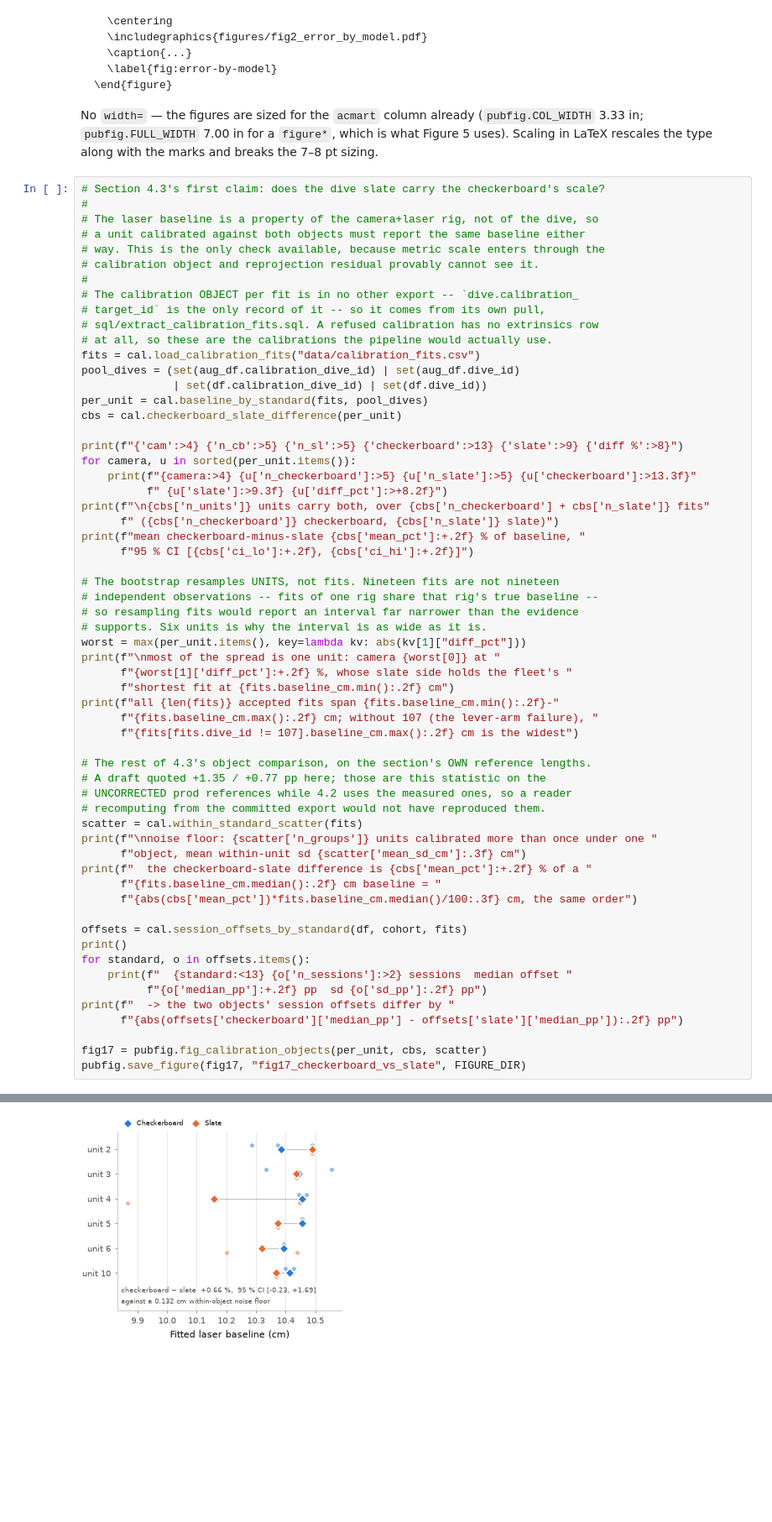
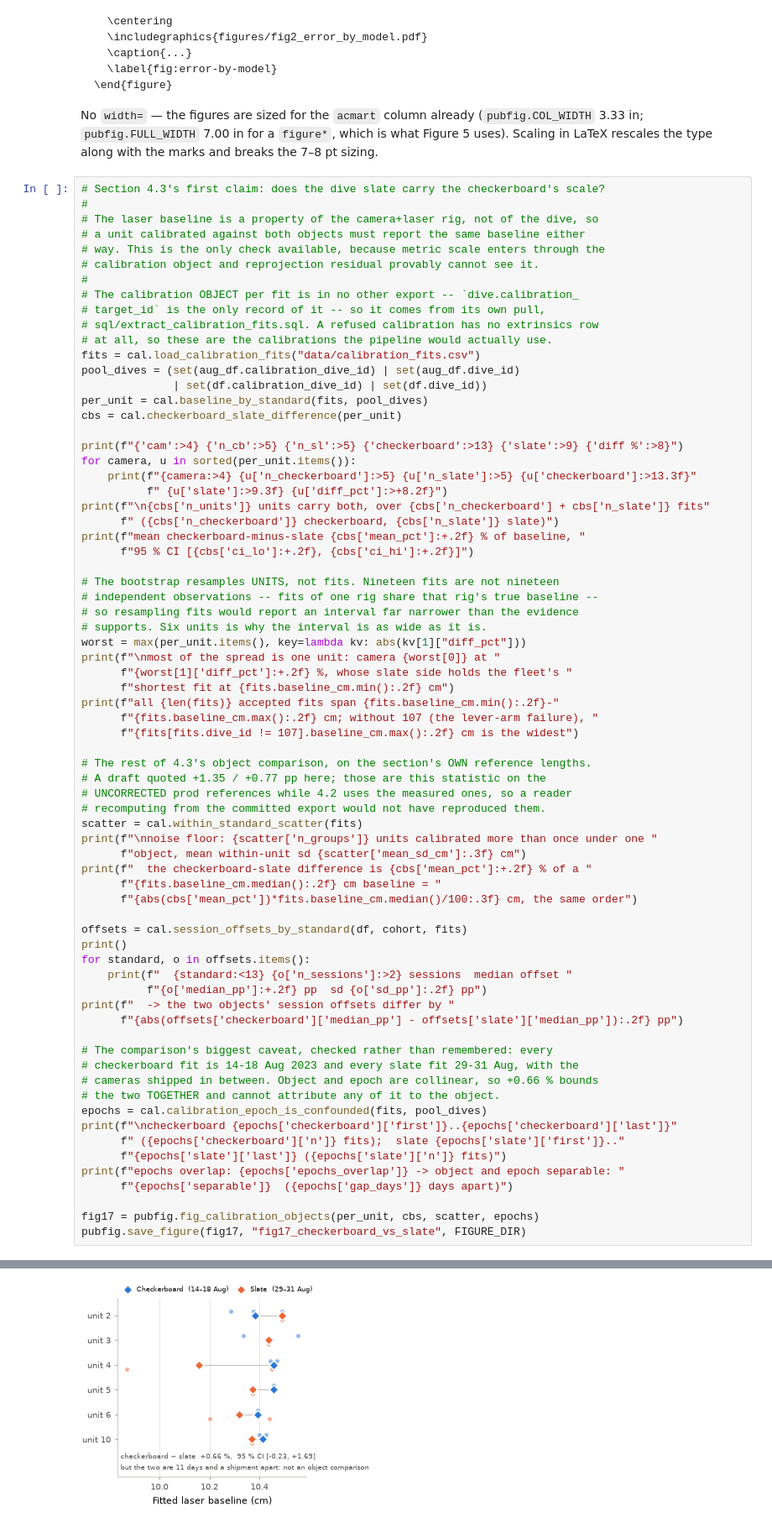
Before and after one commit to UCSD-E4E/imwut_2026_fishsense_lite, a Jupyter notebook: fish_model_analysis/fish_model_measurements.ipynb, the cells around one changed output, grey strips where cells are left out. Shown at 84% size. Saved outputs shown, nothing was run; the diff lists cells and outputs as text; blank space fills up the shorter version.

```diff
--- a/fish_model_analysis/fish_model_measurements.ipynb
+++ b/fish_model_analysis/fish_model_measurements.ipynb
@@ -1271,7 +1271,18 @@ for standard, o in offsets.items():
 print(f"  -> the two objects' session offsets differ by "
       f"{abs(offsets['checkerboard']['median_pp'] - offsets['slate']['median_pp']):.2f} pp")
 
-fig17 = pubfig.fig_calibration_objects(per_unit, cbs, scatter)
+# The comparison's biggest caveat, checked rather than remembered: every
+# checkerboard fit is 14-18 Aug 2023 and every slate fit 29-31 Aug, with the
+# cameras shipped in between. Object and epoch are collinear, so +0.66 % bounds
+# the two TOGETHER and cannot attribute any of it to the object.
+epochs = cal.calibration_epoch_is_confounded(fits, pool_dives)
+print(f"\ncheckerboard {epochs['checkerboard']['first']}..{epochs['checkerboard']['last']}"
+      f" ({epochs['checkerboard']['n']} fits);  slate {epochs['slate']['first']}.."
+      f"{epochs['slate']['last']} ({epochs['slate']['n']} fits)")
+print(f"epochs overlap: {epochs['epochs_overlap']} -> object and epoch separable: "
+      f"{epochs['separable']}  ({epochs['gap_days']} days apart)")
+
+fig17 = pubfig.fig_calibration_objects(per_unit, cbs, scatter, epochs)
 pubfig.save_figure(fig17, "fig17_checkerboard_vs_slate", FIGURE_DIR)
 # %% [output]
  cam  n_cb  n_sl  checkerboard     slate   diff %
@@ -1297,3 +1305,3 @@ noise floor: 10 units calibrated more than once under one object, mean within-un
 [PosixPath('figures/fig17_checkerboard_vs_slate.pdf'),
  PosixPath('figures/fig17_checkerboard_vs_slate.png')]
-[figure, old version]
+[figure, new version]
```
Also changed, not shown: parts of 1 cell of this notebook, 30 other files.
